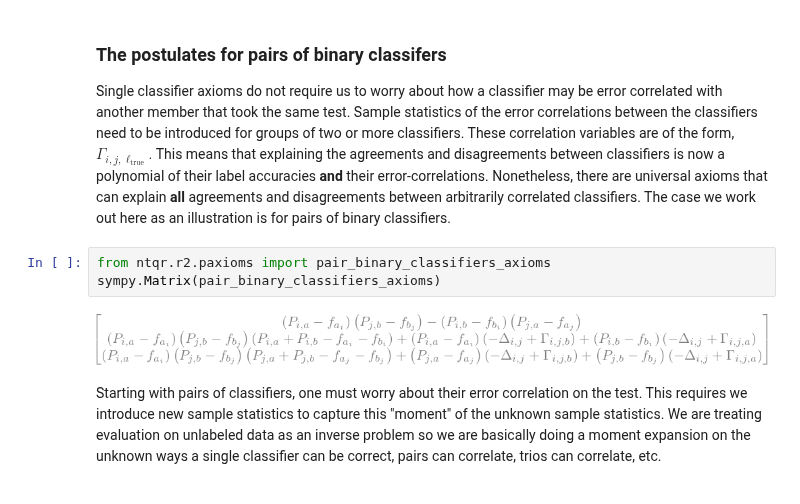
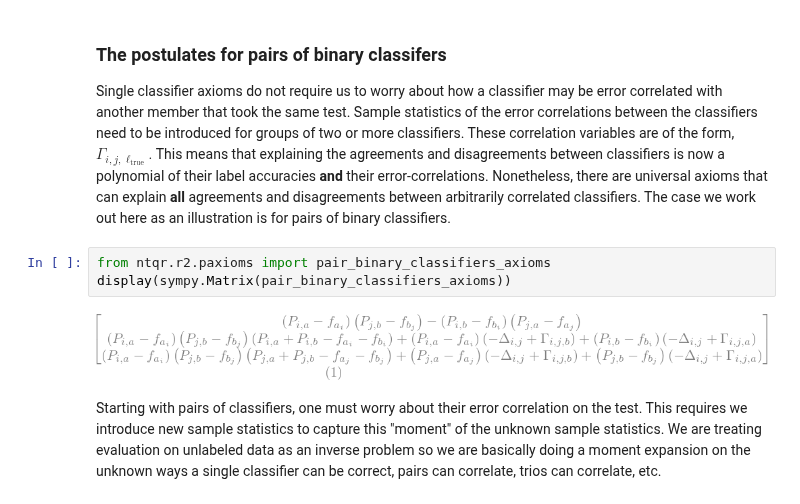
Before and after one commit to andrescorrada/IntroductionToAlgebraicEvaluation, a Jupyter notebook: python/docs/source/notebooks/LogicOfUnsupervisedEvaluationTutorial.ipynb, the cells around one changed output. Saved outputs shown, nothing was run; the diff lists cells and outputs as text.

```diff
--- a/python/docs/source/notebooks/LogicOfUnsupervisedEvaluationTutorial.ipynb
+++ b/python/docs/source/notebooks/LogicOfUnsupervisedEvaluationTutorial.ipynb
@@ -205,9 +206,9 @@ How well are the postulates obeyed when we use inexact float computations?
 Single classifier axioms do not require us to worry about how a classifier may be error correlated with another member that took the same test. Sample statistics of the error correlations between the classifiers need to be introduced for groups of two or more classifiers. These correlation variables are of the form, $\Gamma_{i,j,\ell_\text{true}}.$ This means that explaining the agreements and disagreements between classifiers is now a polynomial of their label accuracies **and** their error-correlations. Nonetheless, there are universal axioms that can explain **all** agreements and disagreements between arbitrarily correlated classifiers. The case we work out here as an illustration is for pairs of binary classifiers.
 # %%
 from ntqr.r2.paxioms import pair_binary_classifiers_axioms
-sympy.Matrix(pair_binary_classifiers_axioms)
+display(sympy.Matrix(pair_binary_classifiers_axioms))
 # %% [output]
-[figure, old version]
+[figure, new version]
 # %% [markdown]
 Starting with pairs of classifiers, one must worry about their error correlation on the test. This requires we introduce new sample statistics to capture this "moment" of the unknown sample statistics. We are treating evaluation on unlabeled data as an inverse problem so we are basically doing a moment expansion on the unknown ways a single classifier can be correct, pairs can correlate, trios can correlate, etc.
 # %%
```
Also changed, not shown: parts of 12 cells of this notebook, 5 other files.
